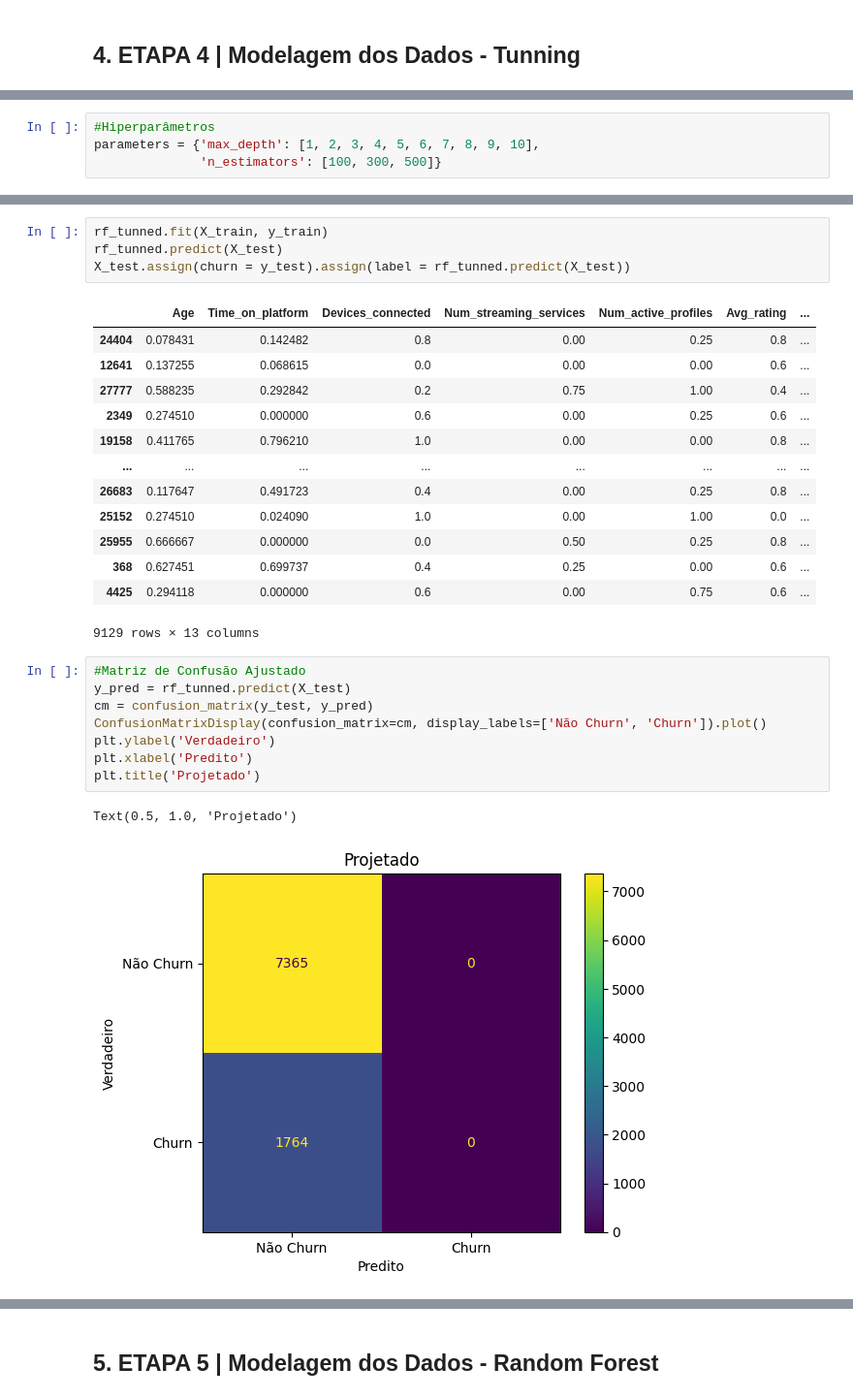
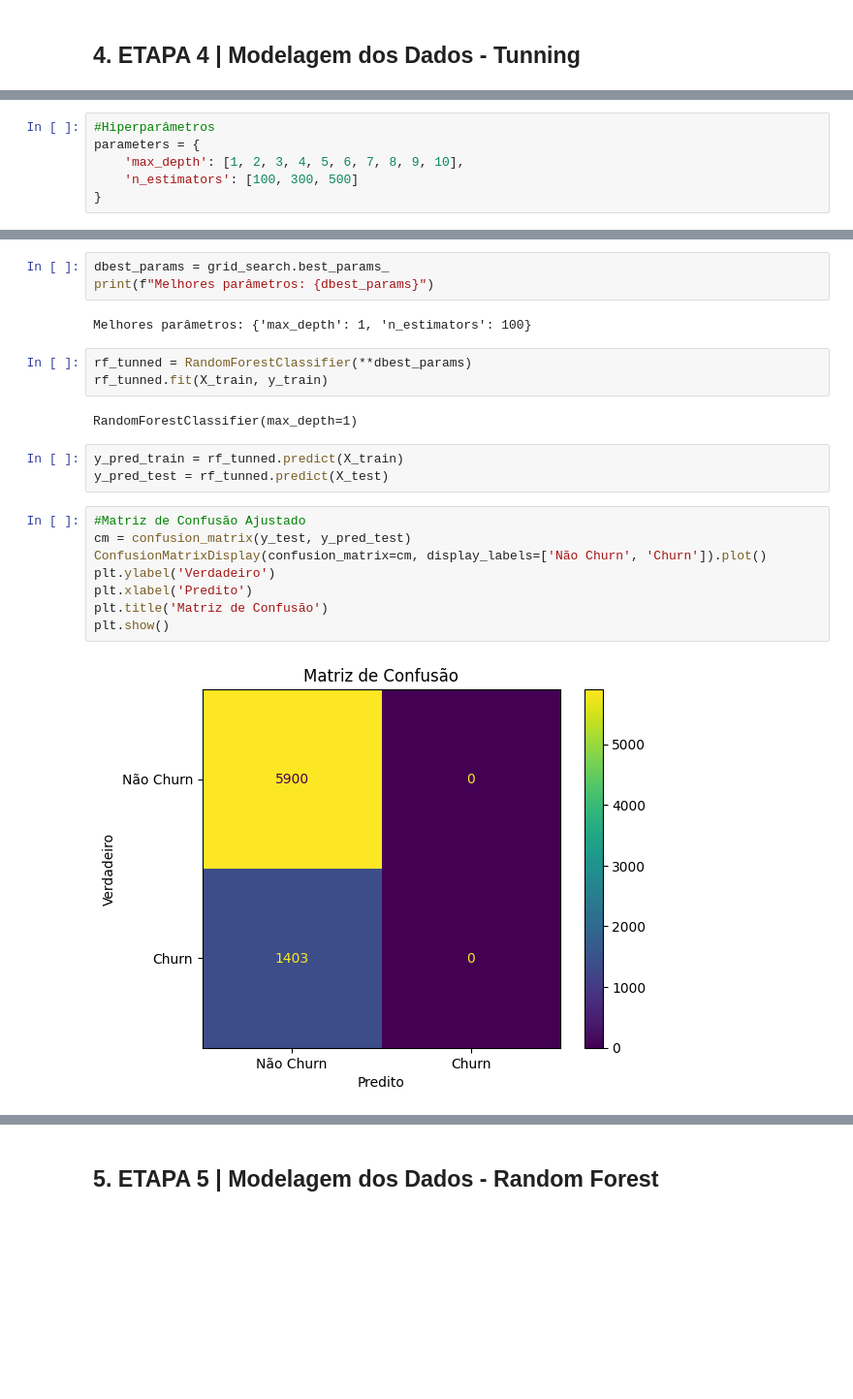
Before and after one commit to CristianMts/Escola-DNC, a Jupyter notebook: Desafio06_CristianDosReisMartins.ipynb, the cells around one changed output, grey strips where cells are left out. Shown at 97% size. Saved outputs shown, nothing was run; the diff lists cells and outputs as text; blank space fills up the shorter version.

```diff
--- a/Desafio06_CristianDosReisMartins.ipynb
+++ b/Desafio06_CristianDosReisMartins.ipynb
@@ -257,6 +270,8 @@ ROC AUC (Teste): 0.49919996059070837
 # %%
 #Hiperparâmetros
-parameters = {'max_depth': [1, 2, 3, 4, 5, 6, 7, 8, 9, 10],
-              'n_estimators': [100, 300, 500]}
+parameters = {
+    'max_depth': [1, 2, 3, 4, 5, 6, 7, 8, 9, 10],
+    'n_estimators': [100, 300, 500]
+}
 # %%
 #Grid Search
@@ -288,31 +286,25 @@ RandomForestClassifier(max_depth=10, n_estimators=500)
-# %%
-rf_tunned.fit(X_train, y_train)
-rf_tunned.predict(X_test)
-X_test.assign(churn = y_test).assign(label = rf_tunned.predict(X_test))
-# %% [output]
-|  | Age | Time_on_platform | Devices_connected | Num_streaming_services | Num_active_profiles | Avg_rating | ... |
-| 24404 | 0.078431 | 0.142482 | 0.8 | 0.00 | 0.25 | 0.8 | ... |
-| 12641 | 0.137255 | 0.068615 | 0.0 | 0.00 | 0.00 | 0.6 | ... |
-| 27777 | 0.588235 | 0.292842 | 0.2 | 0.75 | 1.00 | 0.4 | ... |
-| 2349 | 0.274510 | 0.000000 | 0.6 | 0.00 | 0.25 | 0.6 | ... |
-| 19158 | 0.411765 | 0.796210 | 1.0 | 0.00 | 0.00 | 0.8 | ... |
-| ... | ... | ... | ... | ... | ... | ... | ... |
-| 26683 | 0.117647 | 0.491723 | 0.4 | 0.00 | 0.25 | 0.8 | ... |
-| 25152 | 0.274510 | 0.024090 | 1.0 | 0.00 | 1.00 | 0.0 | ... |
-| 25955 | 0.666667 | 0.000000 | 0.0 | 0.50 | 0.25 | 0.8 | ... |
-| 368 | 0.627451 | 0.699737 | 0.4 | 0.25 | 0.00 | 0.6 | ... |
-| 4425 | 0.294118 | 0.000000 | 0.6 | 0.00 | 0.75 | 0.6 | ... |
-9129 rows × 13 columns
+# %%
+dbest_params = grid_search.best_params_
+print(f"Melhores parâmetros: {dbest_params}")
+# %% [output]
+Melhores parâmetros: {'max_depth': 1, 'n_estimators': 100}
+# %%
+rf_tunned = RandomForestClassifier(**dbest_params)
+rf_tunned.fit(X_train, y_train)
+# %% [output]
+RandomForestClassifier(max_depth=1)
+# %%
+y_pred_train = rf_tunned.predict(X_train)
+y_pred_test = rf_tunned.predict(X_test)
 # %%
 #Matriz de Confusão Ajustado
-y_pred = rf_tunned.predict(X_test)
-cm = confusion_matrix(y_test, y_pred)
+cm = confusion_matrix(y_test, y_pred_test)
 ConfusionMatrixDisplay(confusion_matrix=cm, display_labels=['Não Churn', 'Churn']).plot()
 plt.ylabel('Verdadeiro')
 plt.xlabel('Predito')
-plt.title('Projetado')
+plt.title('Matriz de Confusão')
+plt.show()
 # %% [output]
-Text(0.5, 1.0, 'Projetado')
-[figure, old version]
+[figure, new version]
 # %%
 #ROC Ajustado
```
Also changed, not shown: parts of 15 cells of this notebook.
